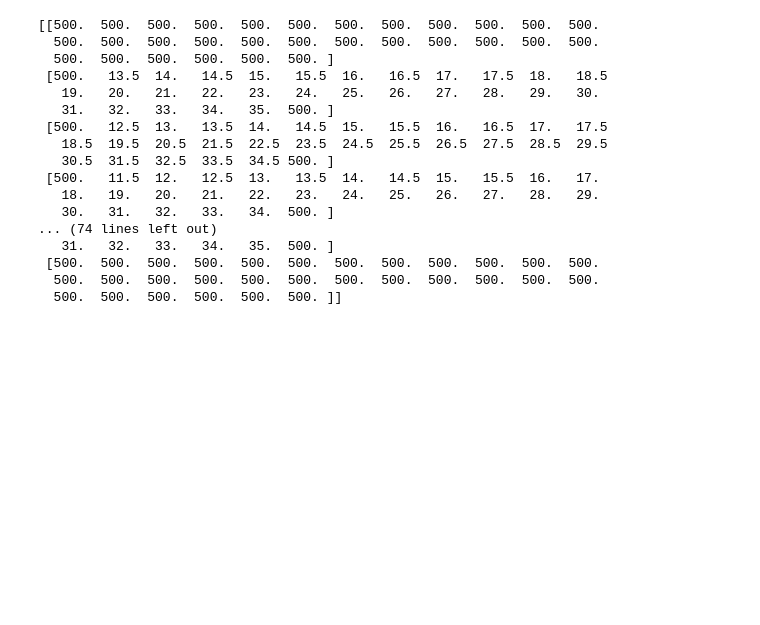
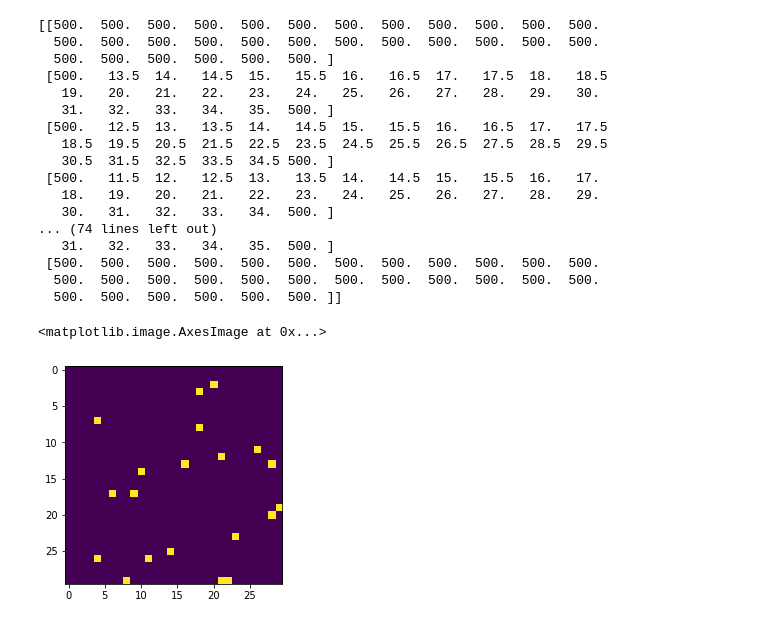
Before and after one commit to wardvanbelle/STmodels_project, a Jupyter notebook: Stampede.ipynb, the cells around one changed output. Saved outputs shown, nothing was run; the diff lists cells and outputs as text; code cells hidden in the pictures; blank space fills up the shorter version.

Commit message:
init_D & update_D + obstacle support in init_S

```diff
--- a/Stampede.ipynb
+++ b/Stampede.ipynb
@@ -279,6 +310,7 @@ state_dic = {'Ue':2,'Un':3,'Ae':4,'An':5,'C':6}
 # %%
 board, person_list = init_board(board_size,num_people,exit_locs,sight_radius,state_dic)
 S = init_S(board_size, S_wall, S_exit, obstacle_locs, exit_locs, mu)
+D = init_D(board_size)
 # %%
 # main function
 
@@ -395,3 +427,13 @@ print(S)
  [500.  500.  500.  500.  500.  500.  500.  500.  500.  500.  500.  500.
   500.  500.  500.  500.  500.  500.  500.  500.  500.  500.  500.  500.
   500.  500.  500.  500.  500.  500. ]]
+# %%
+prev_locations = get_locations(person_list)
+locations = np.concatenate((prev_locations[0:20, :] + 1, prev_locations[20:, :]))
+# %%
+D = update_D(D, locations, prev_locations)
+# %%
+plt.imshow(D)
+# %% [output]
+<matplotlib.image.AxesImage at 0x...>
+[figure, added]
```
Also changed, not shown: parts of 3 cells of this notebook, 1 other file.
